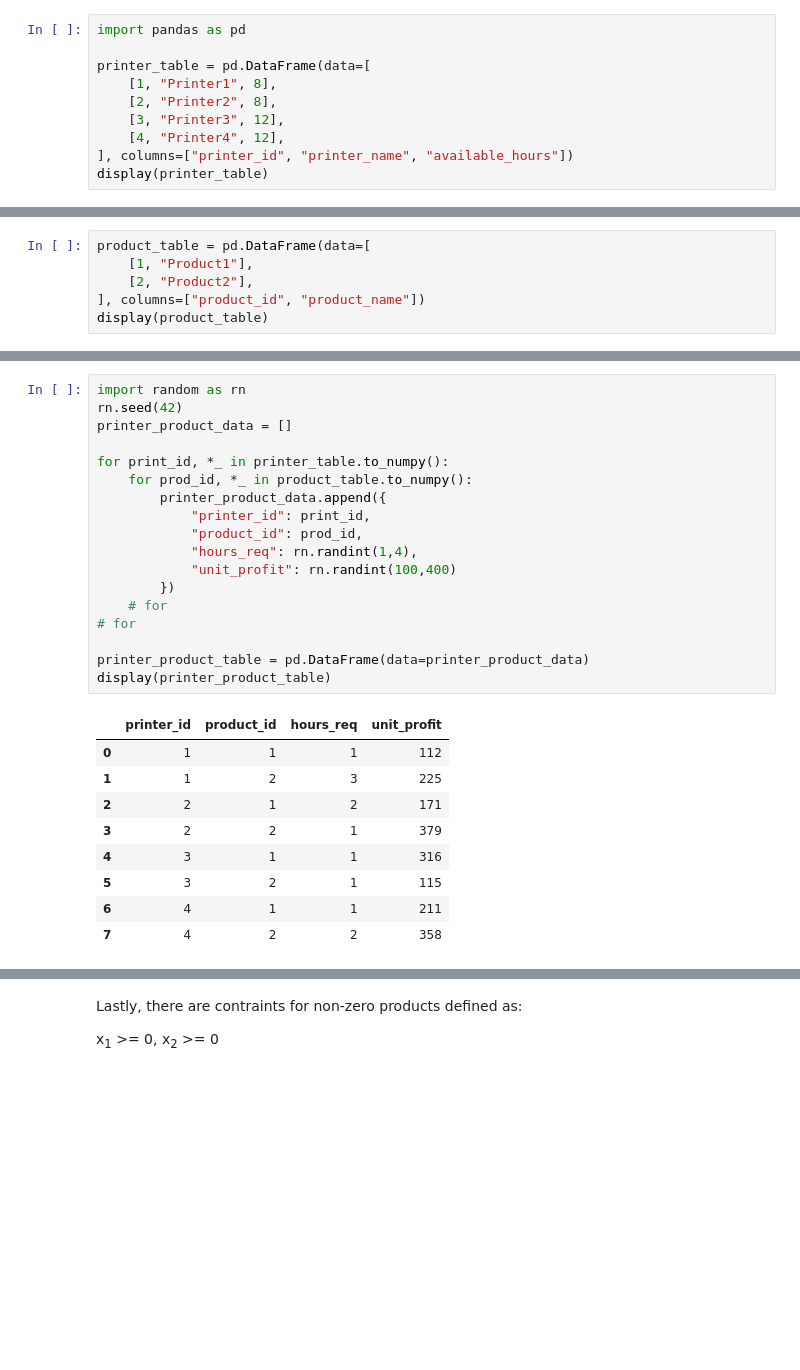
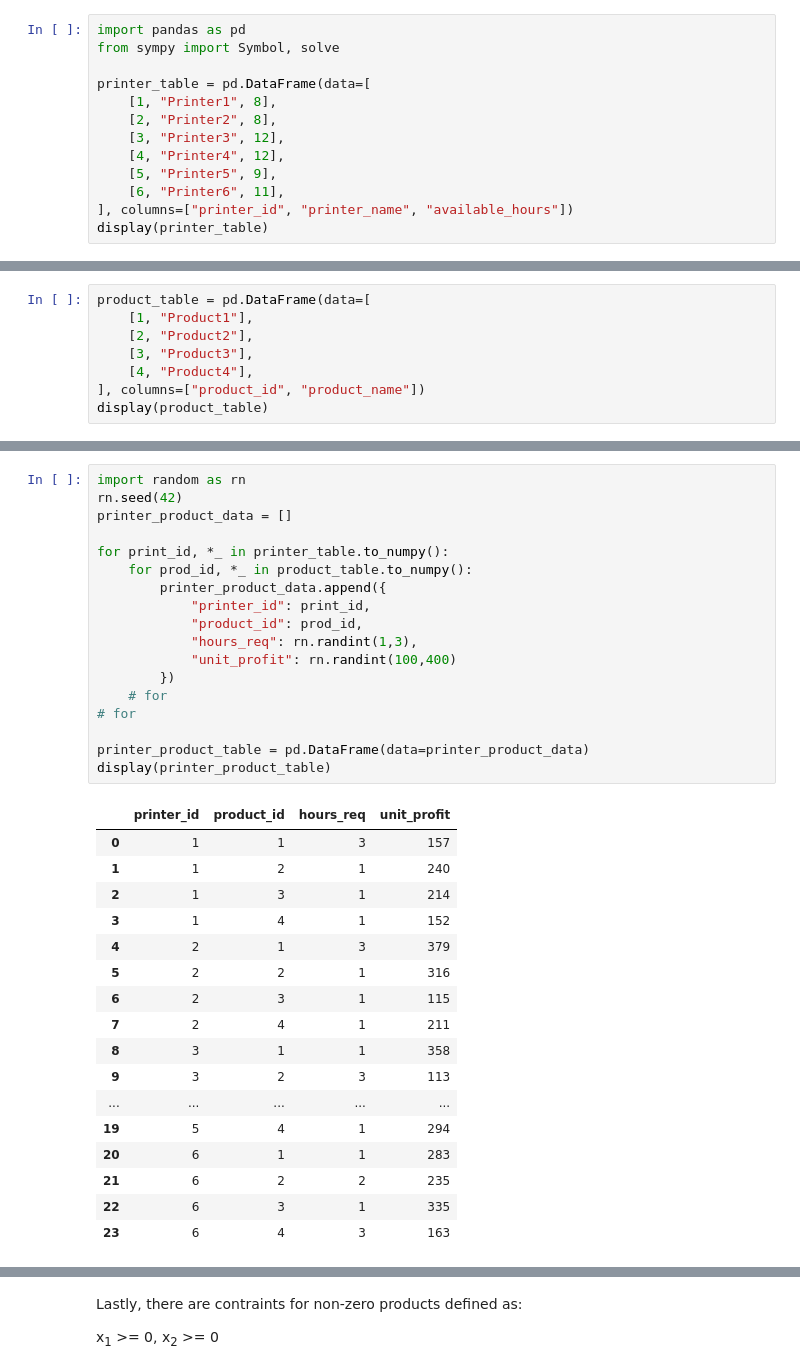
Before and after one commit to jbonfardeci/linear-programming, a Jupyter notebook: Visually-Solving-Linear-Optimization-4D.ipynb, the cells around one changed output, grey strips where cells are left out. Saved outputs shown, nothing was run; the diff lists cells and outputs as text; blank space fills up the shorter version.

```diff
--- a/Visually-Solving-Linear-Optimization-4D.ipynb
+++ b/Visually-Solving-Linear-Optimization-4D.ipynb
@@ -1,11 +1,14 @@
 # %%
 import pandas as pd
+from sympy import Symbol, solve
 
 printer_table = pd.DataFrame(data=[
     [1, "Printer1", 8],
     [2, "Printer2", 8],
     [3, "Printer3", 12],
     [4, "Printer4", 12],
+    [5, "Printer5", 9],
+    [6, "Printer6", 11],
 ], columns=["printer_id", "printer_name", "available_hours"])
 display(printer_table)
 # %% [output]
@@ -18,6 +23,8 @@ display(printer_table)
 product_table = pd.DataFrame(data=[
     [1, "Product1"],
     [2, "Product2"],
+    [3, "Product3"],
+    [4, "Product4"],
 ], columns=["product_id", "product_name"])
 display(product_table)
 # %% [output]
@@ -27,28 +36,36 @@ display(product_table)
 # %%
 import random as rn
 rn.seed(42)
 printer_product_data = []
 
 for print_id, *_ in printer_table.to_numpy():
     for prod_id, *_ in product_table.to_numpy():
         printer_product_data.append({
             "printer_id": print_id,
             "product_id": prod_id,
-            "hours_req": rn.randint(1,4),
+            "hours_req": rn.randint(1,3),
             "unit_profit": rn.randint(100,400)
         })
     # for
 # for
 
 printer_product_table = pd.DataFrame(data=printer_product_data)
 display(printer_product_table)
 # %% [output]
 |  | printer_id | product_id | hours_req | unit_profit |
-| 0 | 1 | 1 | 1 | 112 |
-| 1 | 1 | 2 | 3 | 225 |
-| 2 | 2 | 1 | 2 | 171 |
-| 3 | 2 | 2 | 1 | 379 |
-| 4 | 3 | 1 | 1 | 316 |
-| 5 | 3 | 2 | 1 | 115 |
-| 6 | 4 | 1 | 1 | 211 |
-| 7 | 4 | 2 | 2 | 358 |
+| 0 | 1 | 1 | 3 | 157 |
+| 1 | 1 | 2 | 1 | 240 |
+| 2 | 1 | 3 | 1 | 214 |
+| 3 | 1 | 4 | 1 | 152 |
+| 4 | 2 | 1 | 3 | 379 |
+| 5 | 2 | 2 | 1 | 316 |
+| 6 | 2 | 3 | 1 | 115 |
+| 7 | 2 | 4 | 1 | 211 |
+| 8 | 3 | 1 | 1 | 358 |
+| 9 | 3 | 2 | 3 | 113 |
+| ... | ... | ... | ... | ... |
+| 19 | 5 | 4 | 1 | 294 |
+| 20 | 6 | 1 | 1 | 283 |
+| 21 | 6 | 2 | 2 | 235 |
+| 22 | 6 | 3 | 1 | 335 |
+| 23 | 6 | 4 | 3 | 163 |
```
Also changed, not shown: parts of 18 cells of this notebook, 1 other file.
